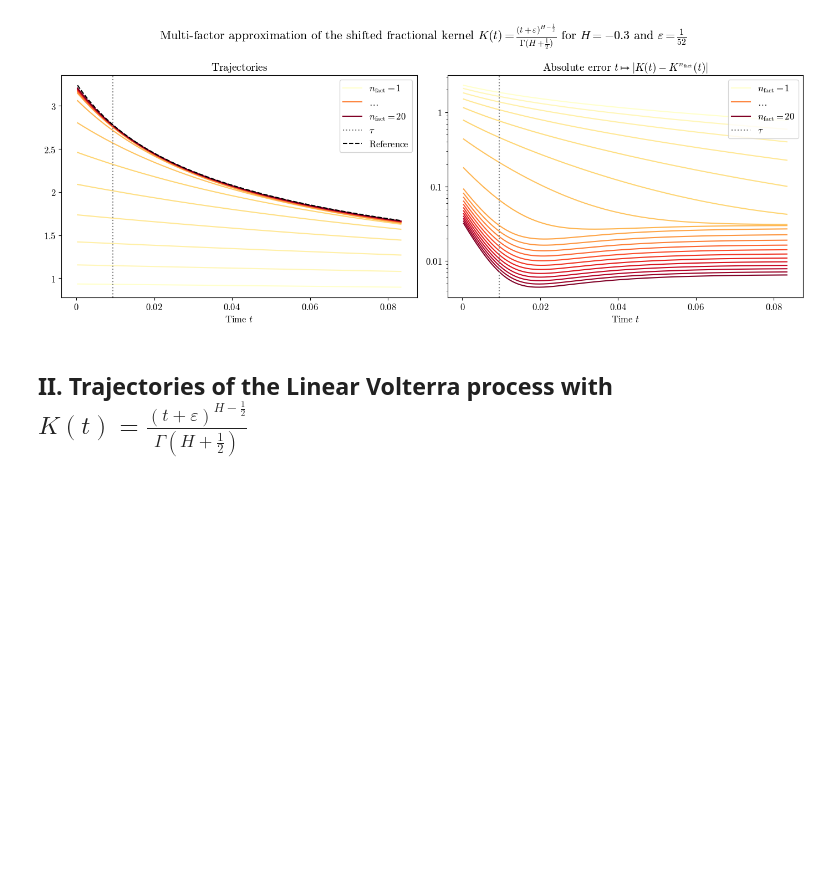
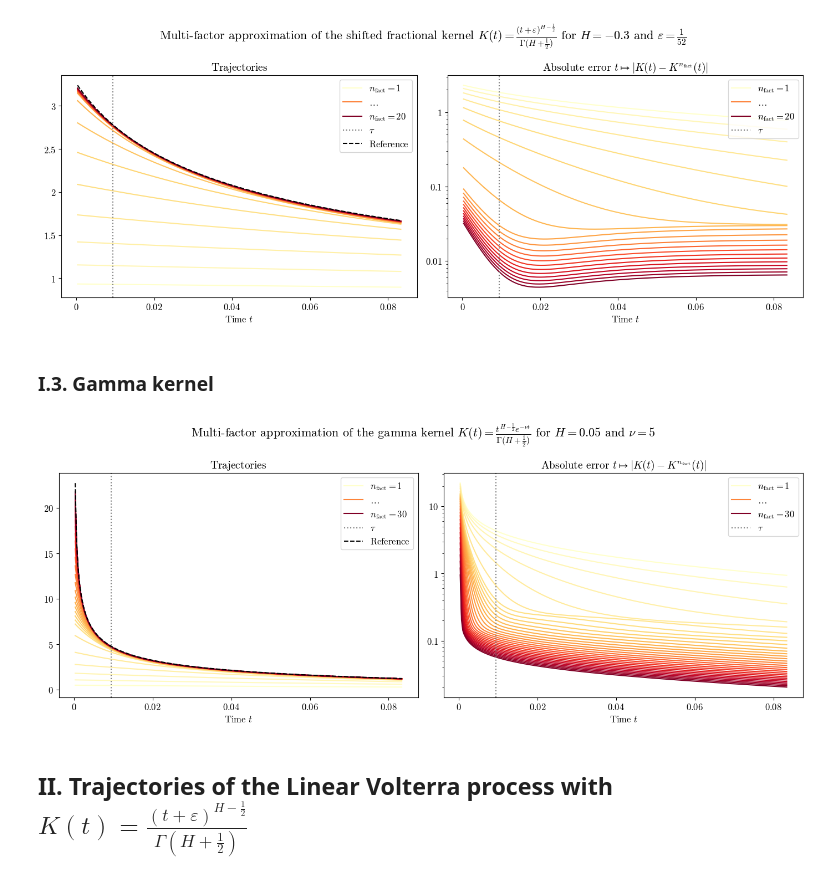
Before and after one commit to FromTheo/signature-volatility-models-pricing-and-hedging-with-Fourier, a Jupyter notebook: moments.ipynb, the cells around one changed output. Drawn from its saved outputs; the diff is of its cells as text; code cells hidden in the pictures; blank space fills up the shorter version.

```diff
--- a/moments.ipynb
+++ b/moments.ipynb
@@ -143,6 +143,53 @@ plt.tight_layout()
 plt.show()
 # %% [output]
 [figure]
+# %% [markdown]
+### I.3. Gamma kernel
+# %%
+H = 0.05
+n_fact_values = np.arange(1, 31)
+nu = 5
+# %%
+w_star_values, x_star_values = [], []
+for n_fact in n_fact_values :
+    r_star, w_star, x_star = compute_r_optimal(n_fact, H, tau, T, eps=0.0, nu=nu, r_min=1.0001, r_max=5.0)
+    w_star_values.append(w_star); x_star_values.append(x_star)
+# %%
+cmap = plt.get_cmap("YlOrRd", len(n_fact_values))
+norm = mcolors.Normalize(vmin=n_fact_values.min(), vmax=n_fact_values.max())
+sm = cm.ScalarMappable(cmap=cmap, norm=norm)
+sm.set_array([])
+
+fig, ax = plt.subplots(1, 2, figsize=(14,5.7))
+for i, n_fact in enumerate(n_fact_values) :
+    color = cmap(norm(n_fact))
+    if i == 0 or i == len(n_fact_values)-1 :
+        ax[0].plot(t_grid[1:], np.sum(w_star_values[i][:, None] * np.exp(-x_star_values[i][:, None] * t_grid[None,1:]), axis=0), color=color, label=r"$n_\text{fact}=$"+fr"${n_fact_values[i]}$")
+        ax[1].semilogy(t_grid[1:], np.abs(K_gamma(t_grid[1:], H, nu) - np.sum(w_star_values[i][:, None] * np.exp(-x_star_values[i][:, None] * t_grid[None,1:]), axis=0)), color=color, label=r"$n_\text{fact}=$"+fr"${n_fact_values[i]}$")
+    elif i == len(n_fact_values)//2 :
+        ax[0].plot(t_grid[1:], np.sum(w_star_values[i][:, None] * np.exp(-x_star_values[i][:, None] * t_grid[None,1:]), axis=0), color=color, label=r"$\ldots$")
+        ax[1].semilogy(t_grid[1:], np.abs(K_gamma(t_grid[1:], H, nu) - np.sum(w_star_values[i][:, None] * np.exp(-x_star_values[i][:, None] * t_grid[None,1:]), axis=0)), color=color, label=r"$\ldots$")
+    else :
+        ax[0].plot(t_grid[1:], np.sum(w_star_values[i][:, None] * np.exp(-x_star_values[i][:, None] * t_grid[None,1:]), axis=0), color=color)
+        ax[1].semilogy(t_grid[1:], np.abs(K_gamma(t_grid[1:], H, nu) - np.sum(w_star_values[i][:, None] * np.exp(-x_star_values[i][:, None] * t_grid[None,1:]), axis=0)), color=color)
+ax[0].axvline(tau, label=r"$\tau$", linestyle=":", color="gray")
+ax[1].axvline(tau, label=r"$\tau$", linestyle=":", color="gray")
+ax[0].plot(t_grid[1:], K_gamma(t_grid[1:], H, nu), color="black", linestyle="--", label=r"$\text{Reference}$")
+
+for i in range(2) :
+    ax[i].legend(fontsize=12)
+    ax[i].set_xlabel(r"$\text{Time }t$", fontsize=12)
+    ax[i].xaxis.set_major_formatter(lambda x, _: f"${x:g}$")
+    ax[i].yaxis.set_major_formatter(lambda y, _: f"${y:g}$")
+    ax[i].tick_params(axis='both', labelsize=12)
+
+ax[0].set_title(r"$\text{Trajectories}$", fontsize=14)
+ax[1].set_title(r"$\text{Absolute error }t\mapsto|K(t)-K^{n_\text{fact}}(t)|$", fontsize=14)
+fig.suptitle(r"$\text{Multi-factor approximation of the gamma kernel }K(t) = \frac{t^{H-\frac{1}{2}}e^{-\nu t}}{\Gamma(H+\frac{1}{2})} \text{ for }$" + fr"$H = {H}$" + r"$\text{ and } $" + fr"$\nu = {nu}$", fontsize=16)
+plt.tight_layout()
+plt.show()
+# %% [output]
+[figure, added]
 # %% [markdown]
 ## II. Trajectories of the Linear Volterra process with $K(t) = \frac{(t+\varepsilon)^{H-\frac12}}{\Gamma(H+\frac12)}$
 # %%
```
